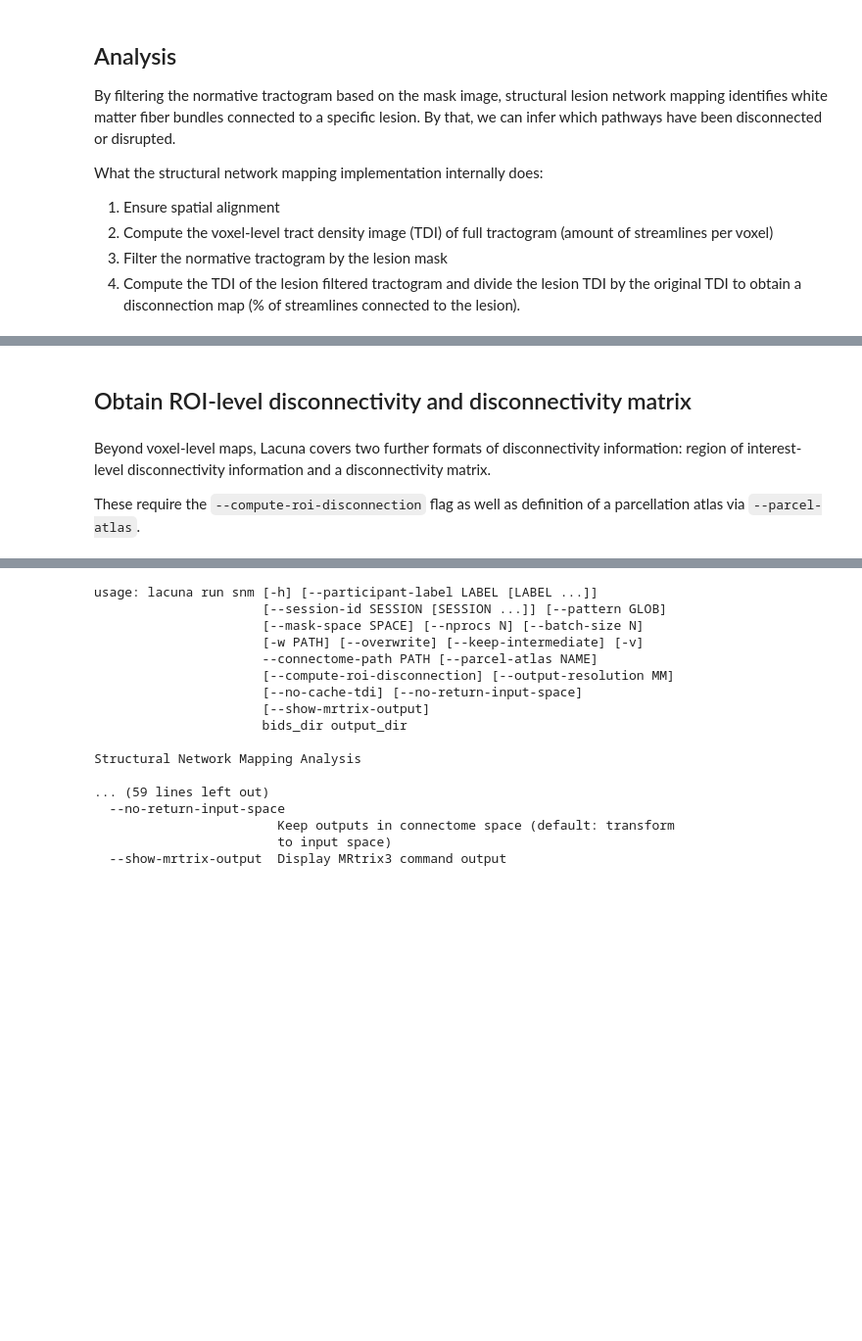
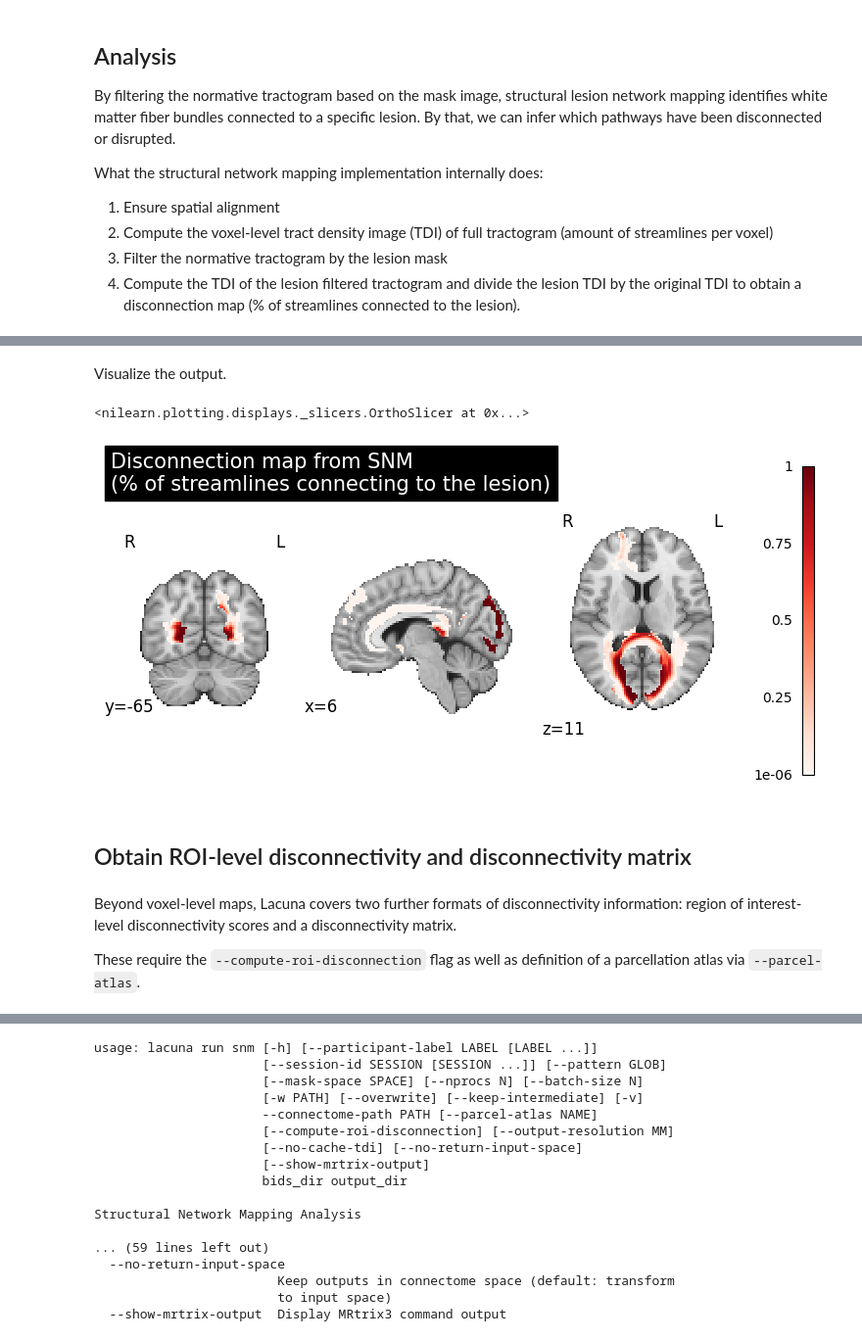
Before and after one commit to m-petersen/lacuna, a Jupyter notebook: docs/tutorials/structural-network-mapping.ipynb, the cells around one changed output, grey strips where cells are left out. Shown at 98% size. Saved outputs shown, nothing was run; the diff lists cells and outputs as text; code cells hidden in the pictures; blank space fills up the shorter version.

```diff
--- a/docs/tutorials/structural-network-mapping.ipynb
+++ b/docs/tutorials/structural-network-mapping.ipynb
@@ -166,7 +192,25 @@ What the structural network mapping implementation internally does:
+# %% [markdown]
+Visualize the output.
+# %%
+from nilearn import plotting
+
+disconnection_path = '/tmp/outputs_snm/sub-01/ses-01/anat/sub-01_ses-01_space-MNI152NLin6Asym_label-acuteinfarct_desc-snm_disconnectionmap.nii.gz'
+disconnection_img = nib.load(disconnection_path)
+
+plotting.plot_stat_map(disconnection_img,
+                       radiological=True,
+                       title="Disconnection map from SNM \n(% of streamlines connecting to the lesion)",
+                       draw_cross=False,
+                       colorbar=True,
+                       dim=-0.2,
+                       cmap='Reds')
+# %% [output]
+<nilearn.plotting.displays._slicers.OrthoSlicer at 0x...>
+[figure, added]
 # %% [markdown]
 ## Obtain ROI-level disconnectivity and disconnectivity matrix
 # %% [markdown]
-Beyond voxel-level maps, Lacuna covers two further formats of disconnectivity information: region of interest-level disconnectivity information and a disconnectivity matrix.
+Beyond voxel-level maps, Lacuna covers two further formats of disconnectivity information: region of interest-level disconnectivity scores and a disconnectivity matrix.
 
 These require the `--compute-roi-disconnection` flag as well as definition of a parcellation atlas via `--parcel-atlas`.
 # %%
```
Also changed, not shown: parts of 12 cells of this notebook, 1 other file.
